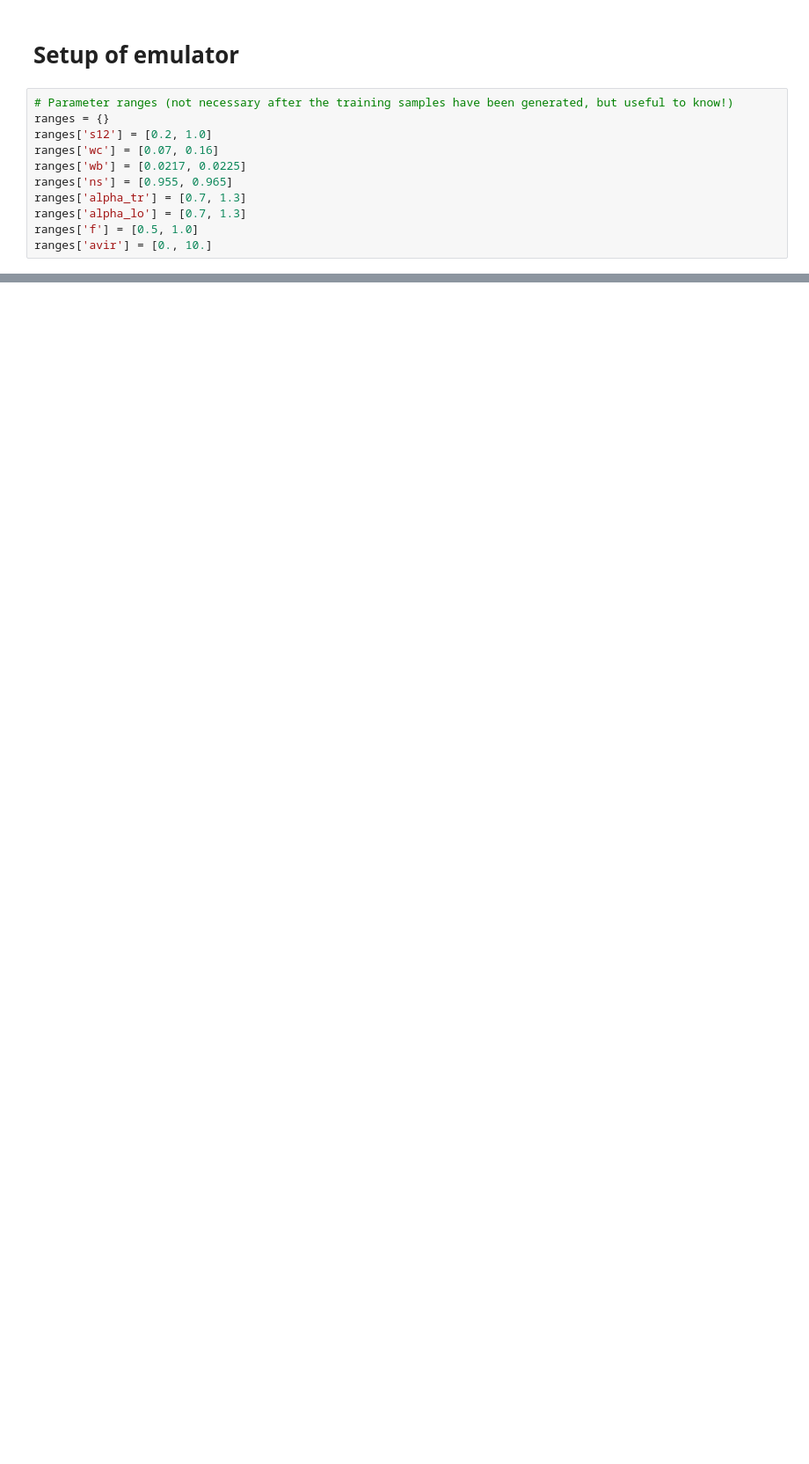
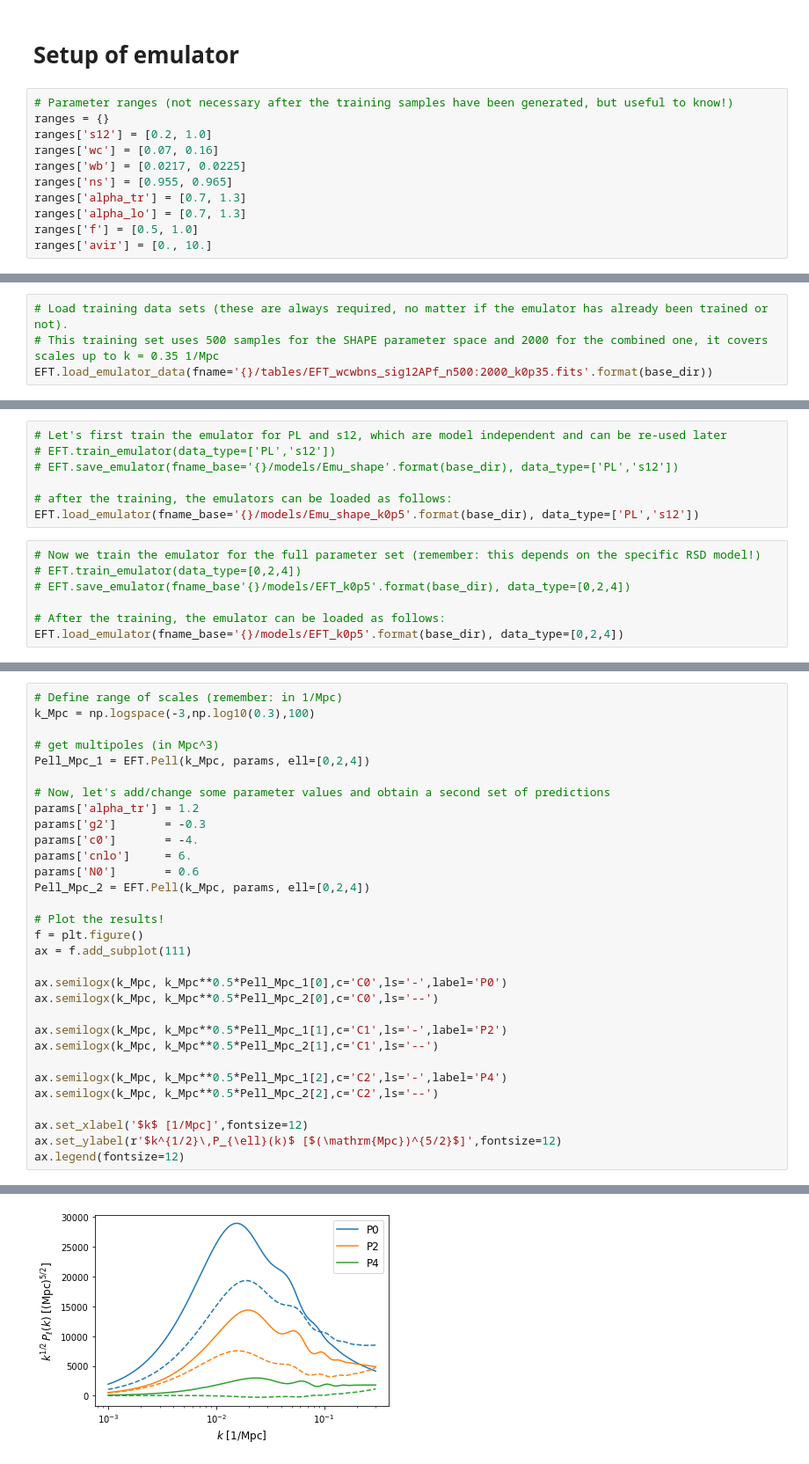
Before and after one commit to adematti/comet-emu, a Jupyter notebook: Demonstration of emulator class.ipynb, the cells around one changed output, grey strips where cells are left out. Shown: that part at 88% size. Drawn from its saved outputs; the diff is of its cells as text; blank space fills up the shorter version.

```diff
--- a/Demonstration of emulator class.ipynb
+++ b/Demonstration of emulator class.ipynb
@@ -263,0 +39,4 @@ EFT.chi2(params, kmax=0.2, mode='LCDM')
+# %%
+# Load training data sets (these are always required, no matter if the emulator has already been trained or not).
+# This training set uses 500 samples for the SHAPE parameter space and 2000 for the combined one, it covers scales up to k = 0.35 1/Mpc
+EFT.load_emulator_data(fname='{}/tables/EFT_wcwbns_sig12APf_n500:2000_k0p35.fits'.format(base_dir))
@@ -263,0 +47,14 @@ EFT.chi2(params, kmax=0.2, mode='LCDM')
+# %%
+# Let's first train the emulator for PL and s12, which are model independent and can be re-used later
+# EFT.train_emulator(data_type=['PL','s12'])
+# EFT.save_emulator(fname_base='{}/models/Emu_shape'.format(base_dir), data_type=['PL','s12'])
+
+# after the training, the emulators can be loaded as follows:
+EFT.load_emulator(fname_base='{}/models/Emu_shape_k0p5'.format(base_dir), data_type=['PL','s12'])
+# %%
+# Now we train the emulator for the full parameter set (remember: this depends on the specific RSD model!)
+# EFT.train_emulator(data_type=[0,2,4])
+# EFT.save_emulator(fname_base'{}/models/EFT_k0p5'.format(base_dir), data_type=[0,2,4])
+
+# After the training, the emulator can be loaded as follows:
+EFT.load_emulator(fname_base='{}/models/EFT_k0p5'.format(base_dir), data_type=[0,2,4])
@@ -263,0 +117,32 @@ EFT.chi2(params, kmax=0.2, mode='LCDM')
+# %%
+# Define range of scales (remember: in 1/Mpc)
+k_Mpc = np.logspace(-3,np.log10(0.3),100)
+
+# get multipoles (in Mpc^3)
+Pell_Mpc_1 = EFT.Pell(k_Mpc, params, ell=[0,2,4])
+
+# Now, let's add/change some parameter values and obtain a second set of predictions
+params['alpha_tr'] = 1.2
+params['g2']       = -0.3
+params['c0']       = -4.
+params['cnlo']     = 6.
+params['N0']       = 0.6
+Pell_Mpc_2 = EFT.Pell(k_Mpc, params, ell=[0,2,4])
+
+# Plot the results!
+f = plt.figure()
+ax = f.add_subplot(111)
+
+ax.semilogx(k_Mpc, k_Mpc**0.5*Pell_Mpc_1[0],c='C0',ls='-',label='P0')
+ax.semilogx(k_Mpc, k_Mpc**0.5*Pell_Mpc_2[0],c='C0',ls='--')
+
+ax.semilogx(k_Mpc, k_Mpc**0.5*Pell_Mpc_1[1],c='C1',ls='-',label='P2')
+ax.semilogx(k_Mpc, k_Mpc**0.5*Pell_Mpc_2[1],c='C1',ls='--')
+
+ax.semilogx(k_Mpc, k_Mpc**0.5*Pell_Mpc_1[2],c='C2',ls='-',label='P4')
+ax.semilogx(k_Mpc, k_Mpc**0.5*Pell_Mpc_2[2],c='C2',ls='--')
+
+ax.set_xlabel('$k$ [1/Mpc]',fontsize=12)
+ax.set_ylabel(r'$k^{1/2}\,P_{\ell}(k)$ [$(\mathrm{Mpc})^{5/2}$]',fontsize=12)
+ax.legend(fontsize=12)
+# %% [output]
@@ -263,0 +150 @@ EFT.chi2(params, kmax=0.2, mode='LCDM')
+[figure, added]
```
Also changed, not shown: parts of 79 cells of this notebook, 1 other file.
